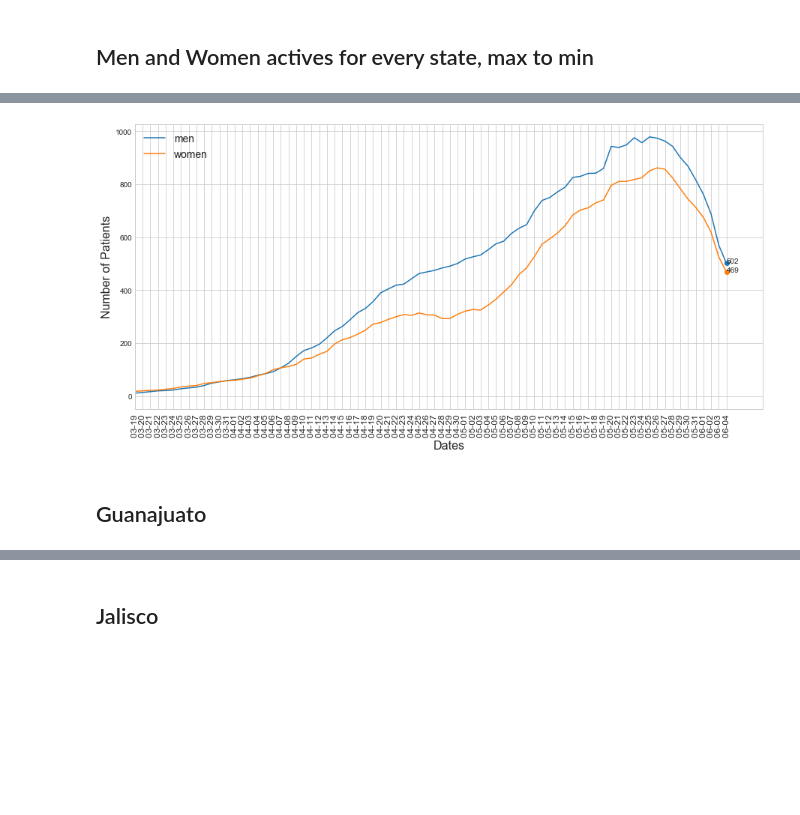
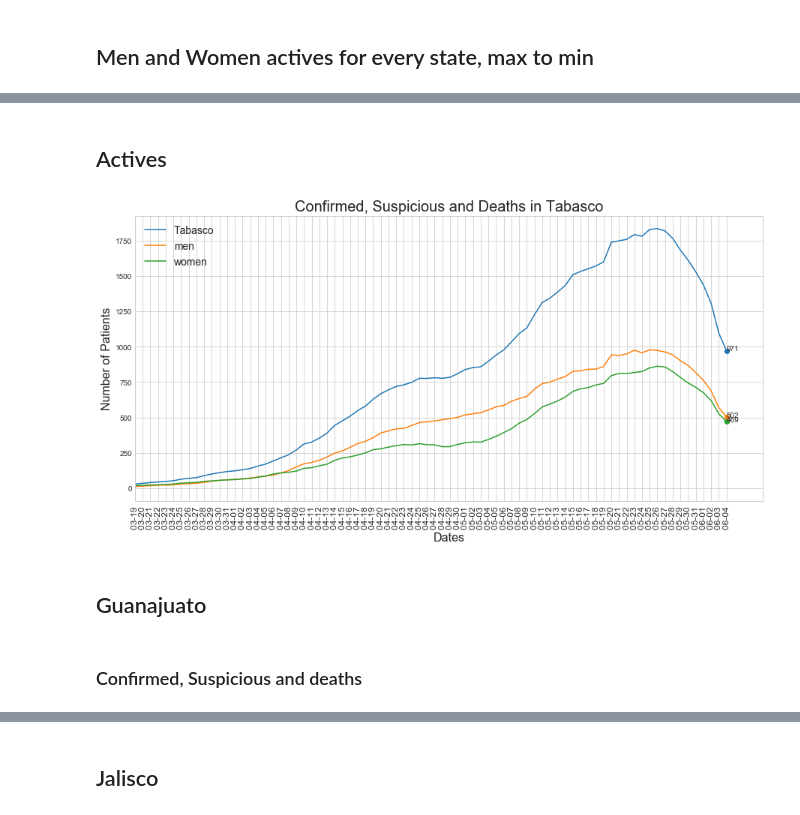
Before and after one commit to mesielepush/Covid19-Mexico-Data-Analysis-Jupyter-Notebook, a Jupyter notebook: MexicoCovidDescriptiveGeneral.ipynb, the cells around one changed output, grey strips where cells are left out. Drawn from its saved outputs; the diff is of its cells as text; code cells hidden in the pictures; blank space fills up the shorter version.

```diff
--- a/MexicoCovidDescriptiveGeneral.ipynb
+++ b/MexicoCovidDescriptiveGeneral.ipynb
@@ -369,11 +425,19 @@ Covid.plot_actives(data  = [mexico_state_men_active, mexico_state_women_active],
+# %% [markdown]
+## Actives
 # %%
+tabasco_active       = Covid('TABASCO').patients().actives()
 tabasco_men_active   = Covid('TABASCO').patients().men().actives()
 tabasco_women_active = Covid('TABASCO').patients().women().actives()
 
-Covid.plot_actives(data  = [tabasco_men_active, tabasco_women_active],
-                   names = ['men','women'],
-                   trim = 10)
+Covid.plot_actives(data  = [tabasco_active,
+                            tabasco_men_active,
+                            tabasco_women_active],
+                   names = ['Tabasco','men','women'],
+                   trim = 10,
+                   title = 'Confirmed, Suspicious and Deaths in Tabasco')
 # %% [output]
-[figure, old version]
+[figure, new version]
 # %% [markdown]
 ## Guanajuato
+# %% [markdown]
+### Confirmed, Suspicious and deaths
```
Also changed, not shown: parts of 56 cells of this notebook, 1 other file.
